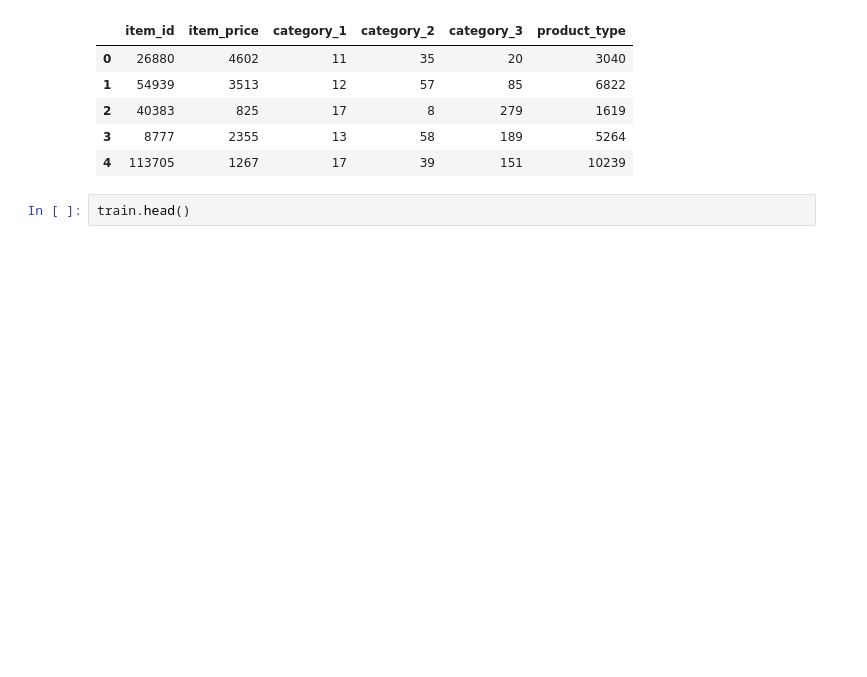
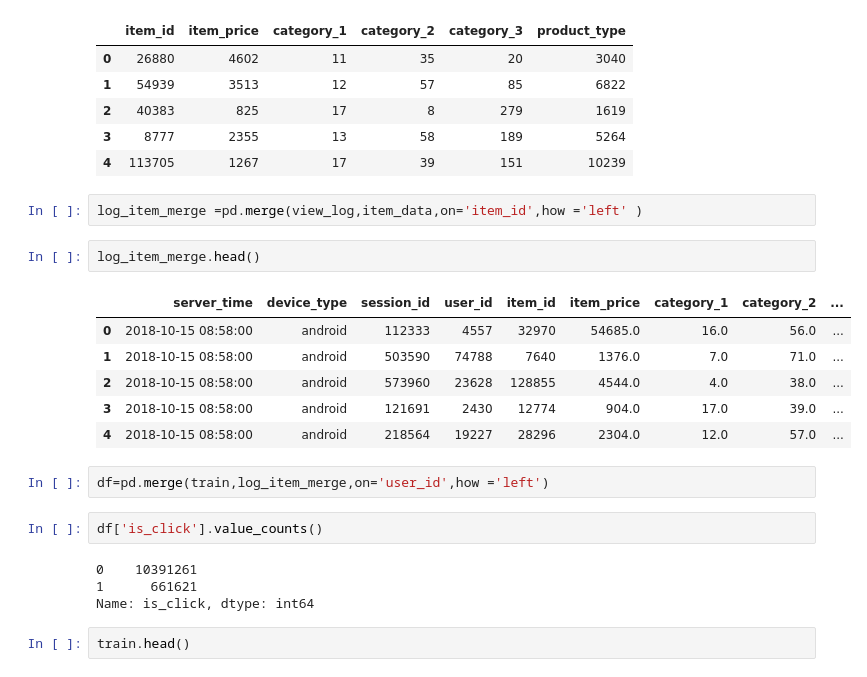
Before and after one commit to snchit/WNS-Analytics-Wizard-2019, a Jupyter notebook: Untitled.ipynb, the cells around one changed output. Drawn from its saved outputs; the diff is of its cells as text; blank space fills up the shorter version.

Commit message:
EDA and Merge data set

```diff
--- a/Untitled.ipynb
+++ b/Untitled.ipynb
@@ -67,6 +67,25 @@ item_data.head()
 | 2 | 40383 | 825 | 17 | 8 | 279 | 1619 |
 | 3 | 8777 | 2355 | 13 | 58 | 189 | 5264 |
 | 4 | 113705 | 1267 | 17 | 39 | 151 | 10239 |
+# %%
+log_item_merge =pd.merge(view_log,item_data,on='item_id',how ='left' )
+# %%
+log_item_merge.head()
+# %% [output]
+|  | server_time | device_type | session_id | user_id | item_id | item_price | category_1 | category_2 | ... |
+| 0 | 2018-10-15 08:58:00 | android | 112333 | 4557 | 32970 | 54685.0 | 16.0 | 56.0 | ... |
+| 1 | 2018-10-15 08:58:00 | android | 503590 | 74788 | 7640 | 1376.0 | 7.0 | 71.0 | ... |
+| 2 | 2018-10-15 08:58:00 | android | 573960 | 23628 | 128855 | 4544.0 | 4.0 | 38.0 | ... |
+| 3 | 2018-10-15 08:58:00 | android | 121691 | 2430 | 12774 | 904.0 | 17.0 | 39.0 | ... |
+| 4 | 2018-10-15 08:58:00 | android | 218564 | 19227 | 28296 | 2304.0 | 12.0 | 57.0 | ... |
+# %%
+df=pd.merge(train,log_item_merge,on='user_id',how ='left')
+# %%
+df['is_click'].value_counts()
+# %% [output]
+0    10391261
+1      661621
+Name: is_click, dtype: int64
 # %%
 train.head()
 # %% [output]
```
Also changed, not shown: parts of 7 cells of this notebook.
